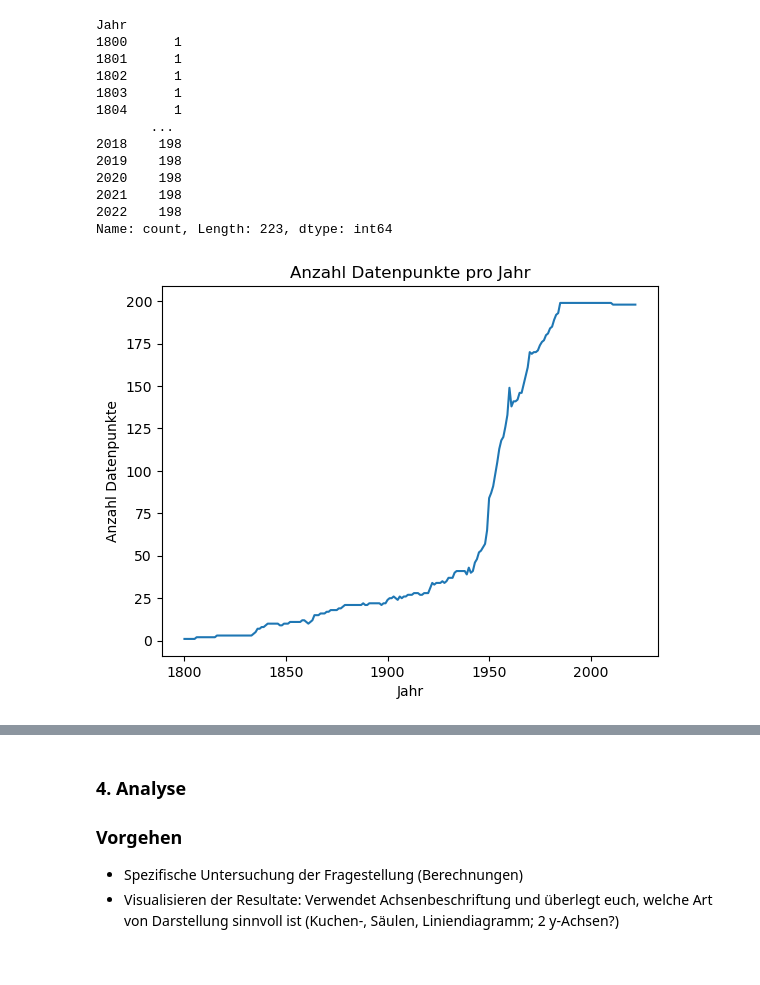
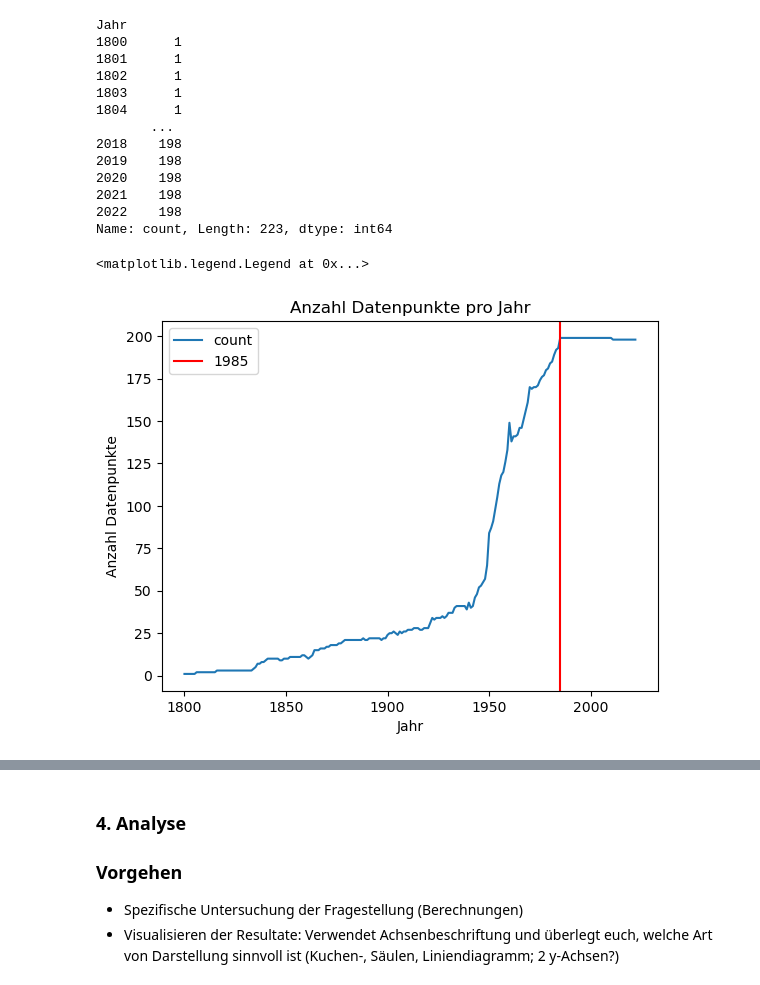
Before and after one commit to 12Lisa12/Pandas-LN, a Jupyter notebook: Grundgerüst_Leistungsnachweis.ipynb, the cells around one changed output, grey strips where cells are left out. Cells and saved outputs as stored; diff of their text form; code cells hidden in the pictures.

```diff
--- a/Grundgerüst_Leistungsnachweis.ipynb
+++ b/Grundgerüst_Leistungsnachweis.ipynb
@@ -164,5 +164,8 @@ Jahr
 Name: count, Length: 223, dtype: int64
 # %%
 g=df["Jahr"].value_counts().sort_index().plot(ylabel="Anzahl Datenpunkte", title= "Anzahl Datenpunkte pro Jahr");
+g.axvline(x=1985, color = 'red', label = '1985')
+g.legend()
 # %% [output]
+<matplotlib.legend.Legend at 0x...>
-[figure, old version]
+[figure, new version]
```
Also changed, not shown: parts of 3 cells of this notebook.
